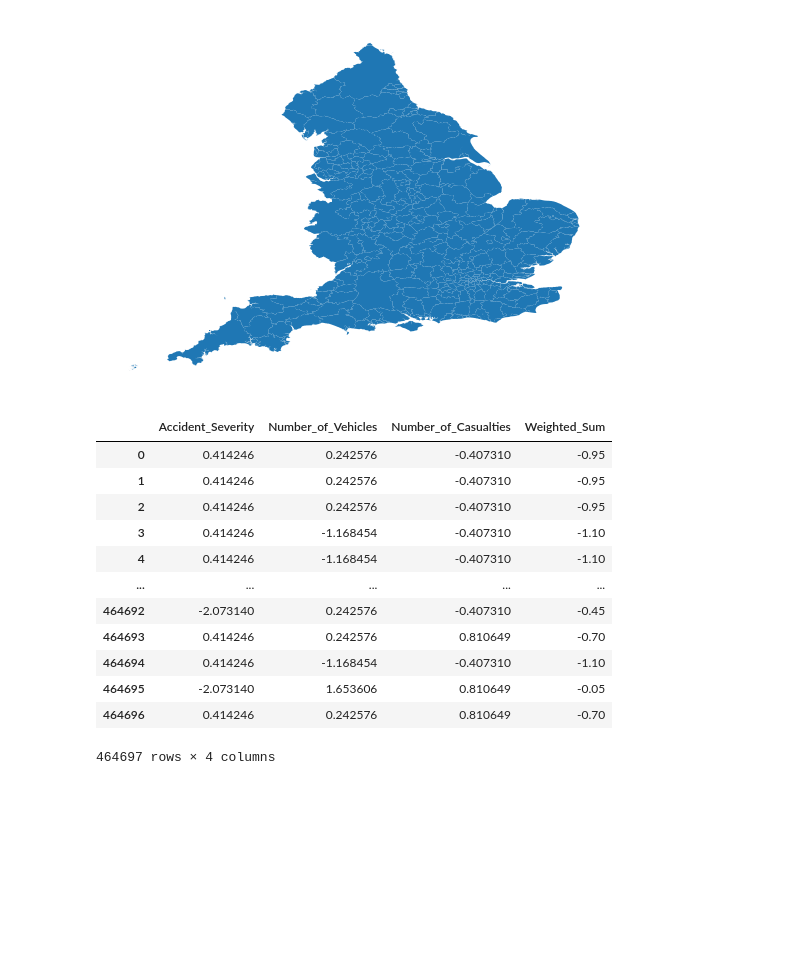
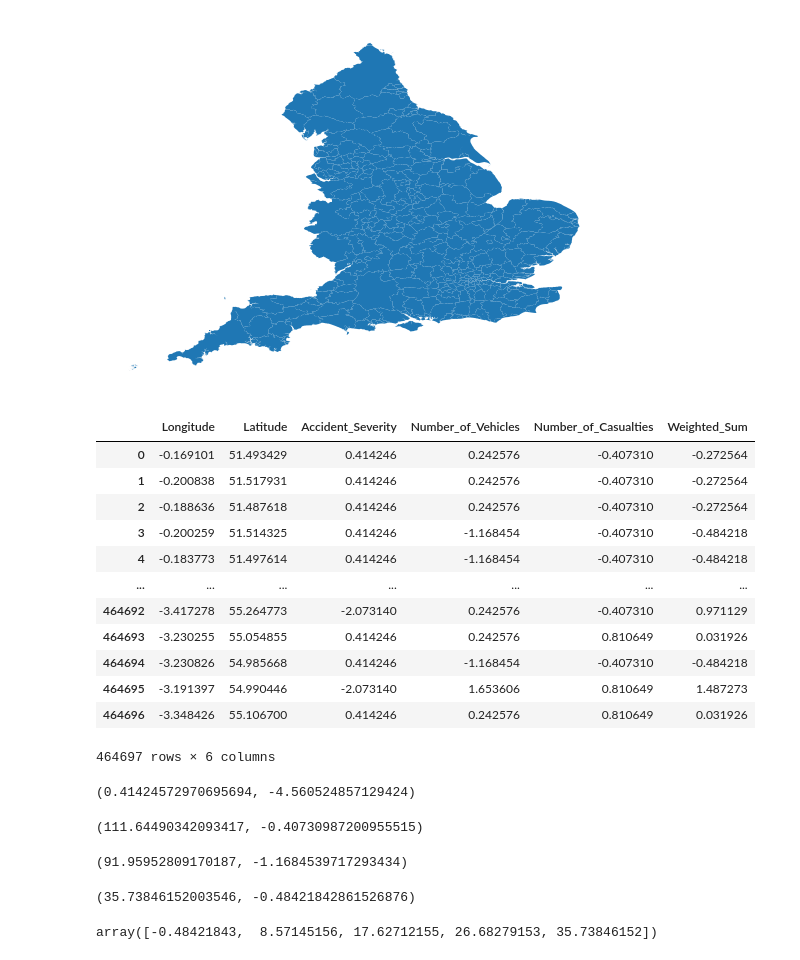
Before and after one commit to NassrinSharifi/Machine-Learning, a Jupyter notebook: ITS/HW/HW1/Q2.ipynb, the cells around one changed output. Cells and saved outputs as stored; diff of their text form; code cells hidden in the pictures; blank space fills up the shorter version.

```diff
--- a/ITS/HW/HW1/Q2.ipynb
+++ b/ITS/HW/HW1/Q2.ipynb
@@ -2,7 +2,7 @@
 import pandas as pd
 import numpy as np
 # %%
-accident=pd.read_csv("Datasets_HW1/Accident.csv")
+accident=pd.read_csv("D:\My Python Projects\All-Big-Raw-Data\ITS\Accident.csv")
 accident
 # %% [output]
 |  | Accident_Index | Longitude | Latitude | Accident_Severity | Number_of_Vehicles | Number_of_Casualties | ... |
@@ -82,29 +58,55 @@ ax.set_axis_off()
 [figure]
 # %%
 from sklearn.preprocessing import StandardScaler
-new_df["Longitude", "Latitude" = accident[]
+new_df = accident[["Longitude","Latitude"]].copy()
 scaler = StandardScaler()
 for column in ["Accident_Severity","Number_of_Vehicles","Number_of_Casualties"]:
     new_df[column] = scaler.fit_transform(accident[[column]])
 
-weight_severity = -0.5
-weight_column2 = 0.15
-weight_column3 = 0.25
-
-weighted_sum = (new_df["Accident_Severity"] * weight_severity) + (new_df["Number_of_Vehicles"] * weight_column2) + (new_df["Number_of_Casualties"] * weight_column3)
-new_df.assign(Weighted_Sum=weighted_sum)
+weight_severity = -0.5 # the weight is negative because the worst is 1 and the best is 3
+weight_vehicles = 0.15
+weight_casualties = 0.25
+# the bigger the weighed_sum, the more dangerous the location
+weighted_sum = (new_df["Accident_Severity"] * weight_severity) + (new_df["Number_of_Vehicles"] * weight_vehicles) + (new_df["Number_of_Casualties"] * weight_casualties)
+new_df=new_df.assign(Weighted_Sum=weighted_sum)
 new_df
 # %% [output]
-|  | Accident_Severity | Number_of_Vehicles | Number_of_Casualties | Weighted_Sum |
-| 0 | 0.414246 | 0.242576 | -0.407310 | -0.95 |
-| 1 | 0.414246 | 0.242576 | -0.407310 | -0.95 |
-| 2 | 0.414246 | 0.242576 | -0.407310 | -0.95 |
-| 3 | 0.414246 | -1.168454 | -0.407310 | -1.10 |
-| 4 | 0.414246 | -1.168454 | -0.407310 | -1.10 |
-| ... | ... | ... | ... | ... |
-| 464692 | -2.073140 | 0.242576 | -0.407310 | -0.45 |
-| 464693 | 0.414246 | 0.242576 | 0.810649 | -0.70 |
-| 464694 | 0.414246 | -1.168454 | -0.407310 | -1.10 |
-| 464695 | -2.073140 | 1.653606 | 0.810649 | -0.05 |
-| 464696 | 0.414246 | 0.242576 | 0.810649 | -0.70 |
+|  | Longitude | Latitude | Accident_Severity | Number_of_Vehicles | Number_of_Casualties | Weighted_Sum |
+| 0 | -0.169101 | 51.493429 | 0.414246 | 0.242576 | -0.407310 | -0.272564 |
+| 1 | -0.200838 | 51.517931 | 0.414246 | 0.242576 | -0.407310 | -0.272564 |
+| 2 | -0.188636 | 51.487618 | 0.414246 | 0.242576 | -0.407310 | -0.272564 |
+| 3 | -0.200259 | 51.514325 | 0.414246 | -1.168454 | -0.407310 | -0.484218 |
+| 4 | -0.183773 | 51.497614 | 0.414246 | -1.168454 | -0.407310 | -0.484218 |
+| ... | ... | ... | ... | ... | ... | ... |
+| 464692 | -3.417278 | 55.264773 | -2.073140 | 0.242576 | -0.407310 | 0.971129 |
+| 464693 | -3.230255 | 55.054855 | 0.414246 | 0.242576 | 0.810649 | 0.031926 |
+| 464694 | -3.230826 | 54.985668 | 0.414246 | -1.168454 | -0.407310 | -0.484218 |
+| 464695 | -3.191397 | 54.990446 | -2.073140 | 1.653606 | 0.810649 | 1.487273 |
+| 464696 | -3.348426 | 55.106700 | 0.414246 | 0.242576 | 0.810649 | 0.031926 |
-464697 rows × 4 columns
+464697 rows × 6 columns
+# %%
+# print(max(new_df["Weighted_sum"]),min(new_df["Weighted_sum"]))
+max(new_df["Accident_Severity"]) , min(new_df["Accident_Severity"])
+# %% [output]
+(0.41424572970695694, -4.560524857129424)
+# %%
+max(new_df["Number_of_Casualties"]) , min(new_df["Number_of_Casualties"])
+# %% [output]
+(111.64490342093417, -0.40730987200955515)
+# %%
+max(new_df["Number_of_Vehicles"]) , min(new_df["Number_of_Vehicles"])
+# %% [output]
+(91.95952809170187, -1.1684539717293434)
+# %%
+max(new_df["Weighted_Sum"]) , min(new_df["Weighted_Sum"])
+# %% [output]
+(35.73846152003546, -0.48421842861526876)
+# %%
+max = 35.73846152003546
+min = -0.48421842861526876
+
+import numpy as np
+slice = np.linspace(min , max , 5)
+slice
+# %% [output]
+array([-0.48421843,  8.57145156, 17.62712155, 26.68279153, 35.73846152])
```
Also changed, not shown: parts of 7 cells of this notebook.
